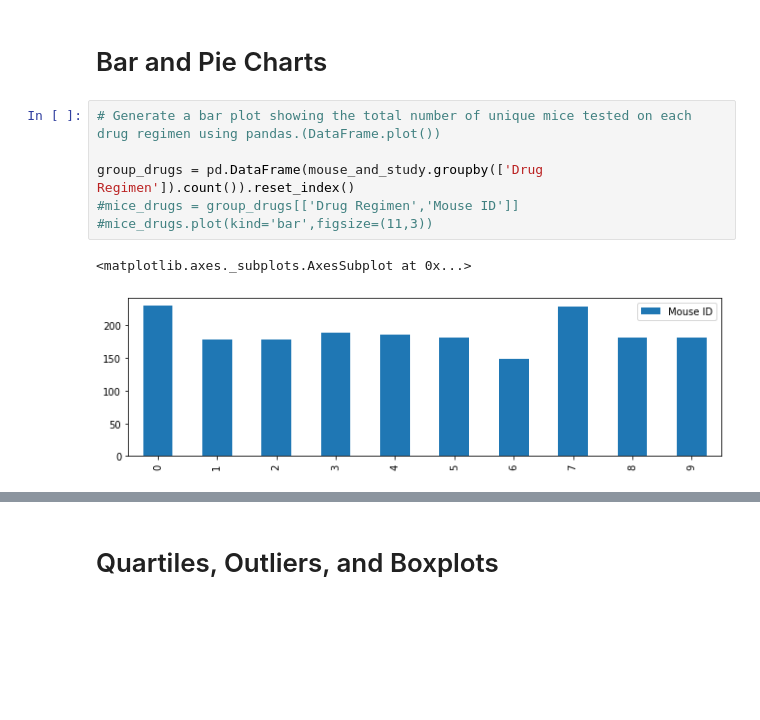
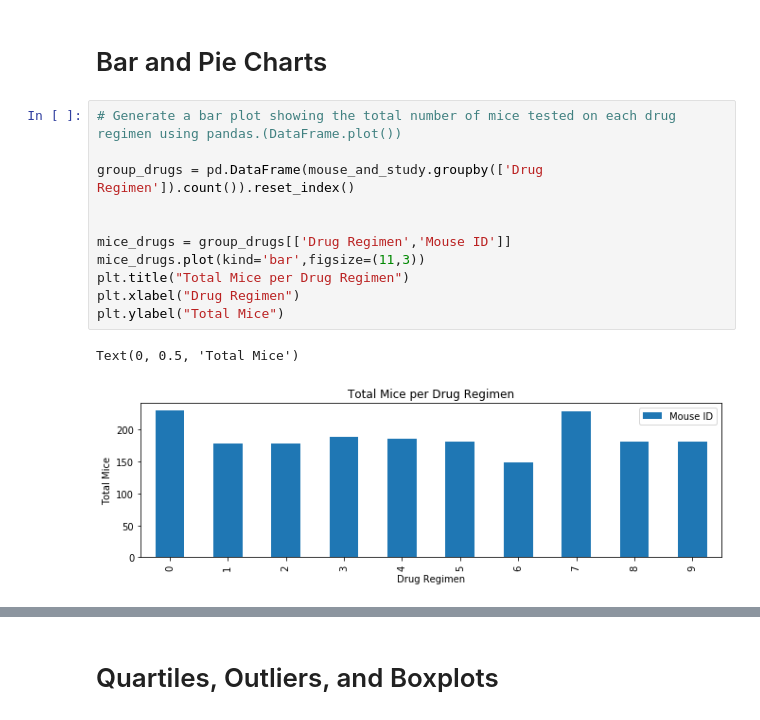
Before and after one commit to brianroberts778/Matplotlib_cancer_treatment_study, a Jupyter notebook: Pymaceuticals_Capomulin_Study.ipynb, the cells around one changed output, grey strips where cells are left out. Cells and saved outputs as stored; diff of their text form; blank space fills up the shorter version.

Commit message:
Chart Updates
Completed most of the charts and visualizations required for the analyses. Formatting pending.

```diff
--- a/Pymaceuticals_Capomulin_Study.ipynb
+++ b/Pymaceuticals_Capomulin_Study.ipynb
@@ -113,11 +142,16 @@ tumor_summary
 # %% [markdown]
 # Bar and Pie Charts
 # %%
-# Generate a bar plot showing the total number of unique mice tested on each drug regimen using pandas.(DataFrame.plot())
+# Generate a bar plot showing the total number of mice tested on each drug regimen using pandas.(DataFrame.plot())
 
 group_drugs = pd.DataFrame(mouse_and_study.groupby(['Drug Regimen']).count()).reset_index()
-#mice_drugs = group_drugs[['Drug Regimen','Mouse ID']]
-#mice_drugs.plot(kind='bar',figsize=(11,3))
+
+
+mice_drugs = group_drugs[['Drug Regimen','Mouse ID']]
+mice_drugs.plot(kind='bar',figsize=(11,3))
+plt.title("Total Mice per Drug Regimen")
+plt.xlabel("Drug Regimen")
+plt.ylabel("Total Mice")
 # %% [output]
-<matplotlib.axes._subplots.AxesSubplot at 0x...>
+Text(0, 0.5, 'Total Mice')
-[figure, old version]
+[figure, new version]
```
Also changed, not shown: parts of 12 cells of this notebook.
